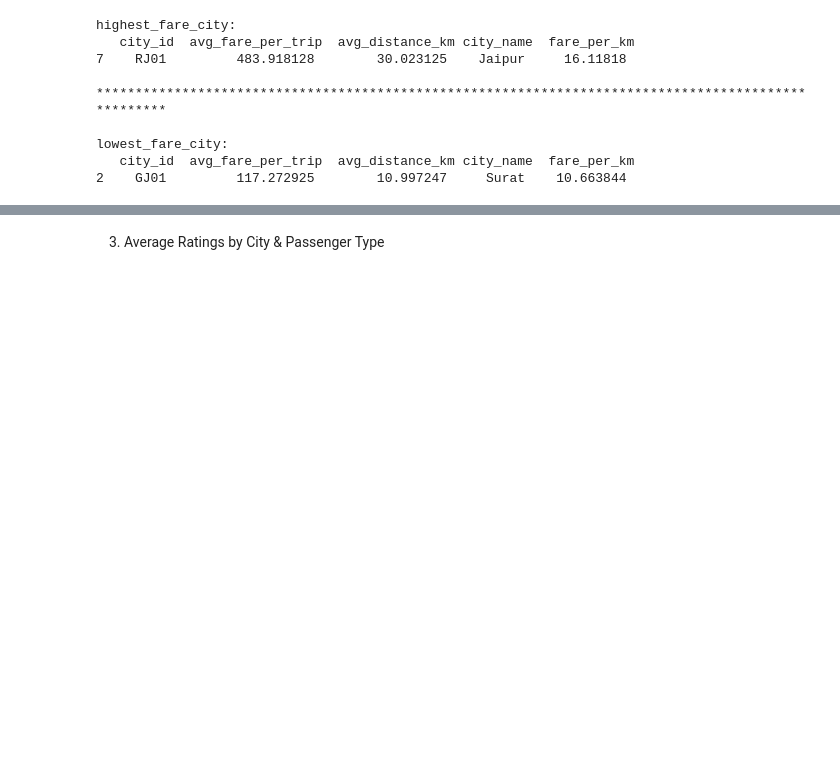
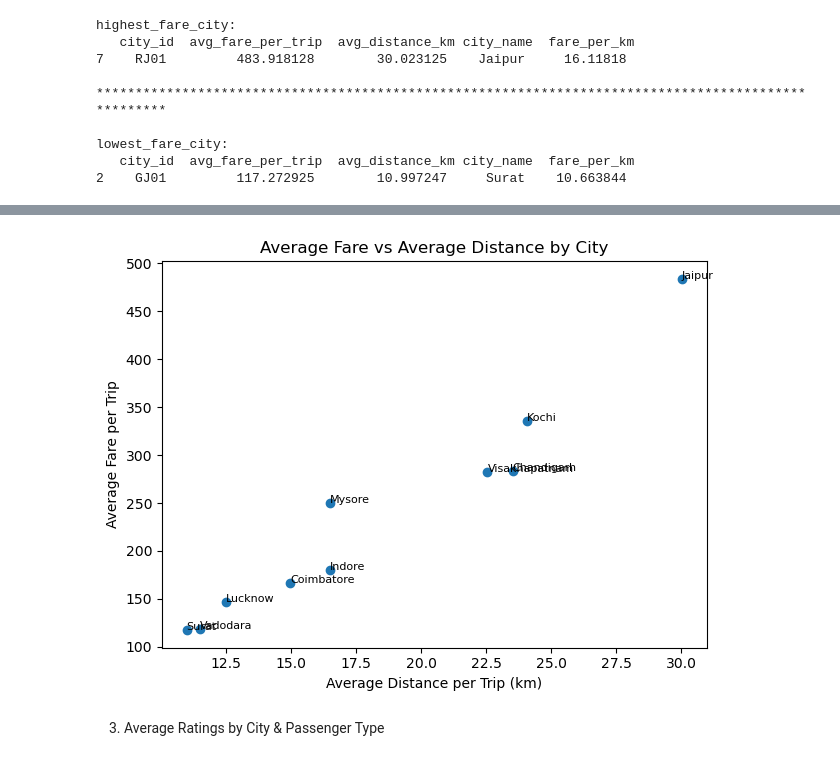
Before and after one commit to SurakshitKapoor/Urban-Mobility-Analytics-ML-Platform, a Jupyter notebook: fare_price_prediction/notebooks/EDA - Primary Asked Questions.ipynb, the cells around one changed output, grey strips where cells are left out. Drawn from its saved outputs; the diff is of its cells as text; code cells hidden in the pictures; blank space fills up the shorter version.

```diff
--- a/fare_price_prediction/notebooks/EDA - Primary Asked Questions.ipynb
+++ b/fare_price_prediction/notebooks/EDA - Primary Asked Questions.ipynb
@@ -144,3 +189,27 @@ lowest_fare_city:
+# %%
+
+plt.figure()
+plt.scatter(
+    fare_distance_city["avg_distance_km"],
+    fare_distance_city["avg_fare_per_trip"]
+)
+
+# label cities
+for _, row in fare_distance_city.iterrows():
+    plt.text(
+        row["avg_distance_km"],
+        row["avg_fare_per_trip"],
+        row["city_name"],
+        fontsize=8
+    )
+
+plt.xlabel("Average Distance per Trip (km)")
+plt.ylabel("Average Fare per Trip")
+plt.title("Average Fare vs Average Distance by City")
+plt.tight_layout()
+plt.show()
+# %% [output]
+[figure, added]
 # %% [markdown]
 3. Average Ratings by City & Passenger Type
 # %%
```
Also changed, not shown: parts of 14 cells of this notebook.
